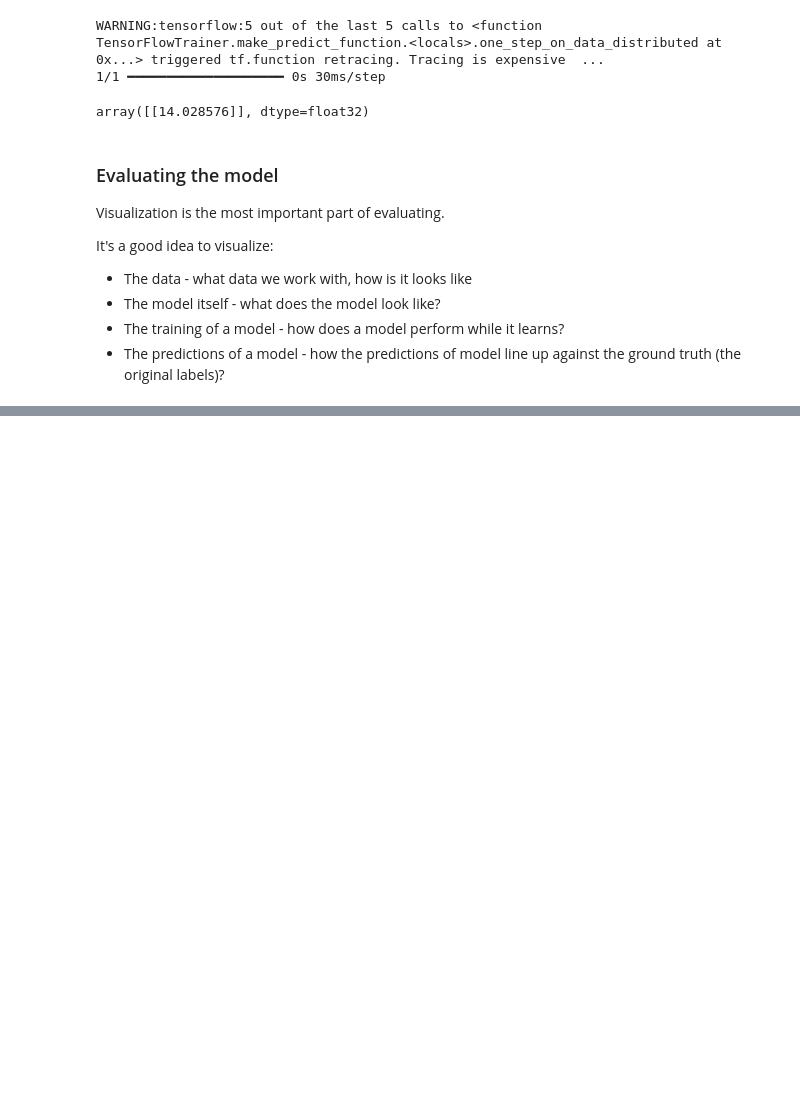
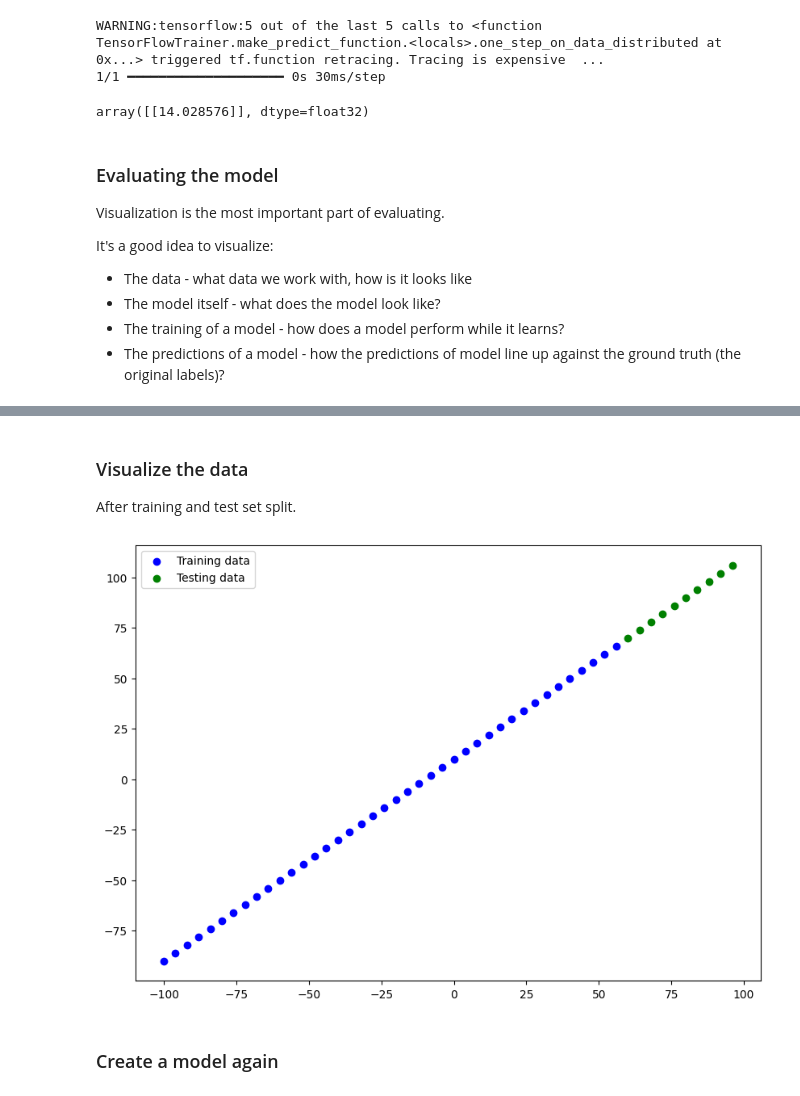
Before and after one commit to KrzysztofKaluza/Tensorflow-Bootcamp, a Jupyter notebook: 01_neural_network_regression_with_tensorflow.ipynb, the cells around one changed output, grey strips where cells are left out. Saved outputs shown, nothing was run; the diff lists cells and outputs as text; code cells hidden in the pictures; blank space fills up the shorter version.

```diff
--- a/01_neural_network_regression_with_tensorflow.ipynb
+++ b/01_neural_network_regression_with_tensorflow.ipynb
@@ -287,0 +327,5 @@ It's a good idea to visualize:
+# %%
+# In this case we split data in two sets, training and testing.
+
+X_train, X_test, y_train, y_test = X[:int(len(X)*0.8)], X[int(len(X)*0.8):], y[:int(len(y)*0.8)], y[int(len(y)*0.8):]
+X_train, X_test, y_train, y_test
@@ -287,0 +348,13 @@ It's a good idea to visualize:
+# %% [markdown]
+### Visualize the data
+
+After training and test set split.
+# %%
+plt.figure(figsize=(10, 7))
+plt.scatter(X_train, y_train, c="b", label="Training data")
+plt.scatter(X_test, y_test, c="g", label="Testing data")
+plt.legend(); # ; to not show output of matplotlib
+# %% [output]
+[figure, added]
+# %% [markdown]
+### Create a model again
```
Also changed, not shown: parts of 7 cells of this notebook, 1 other file.
